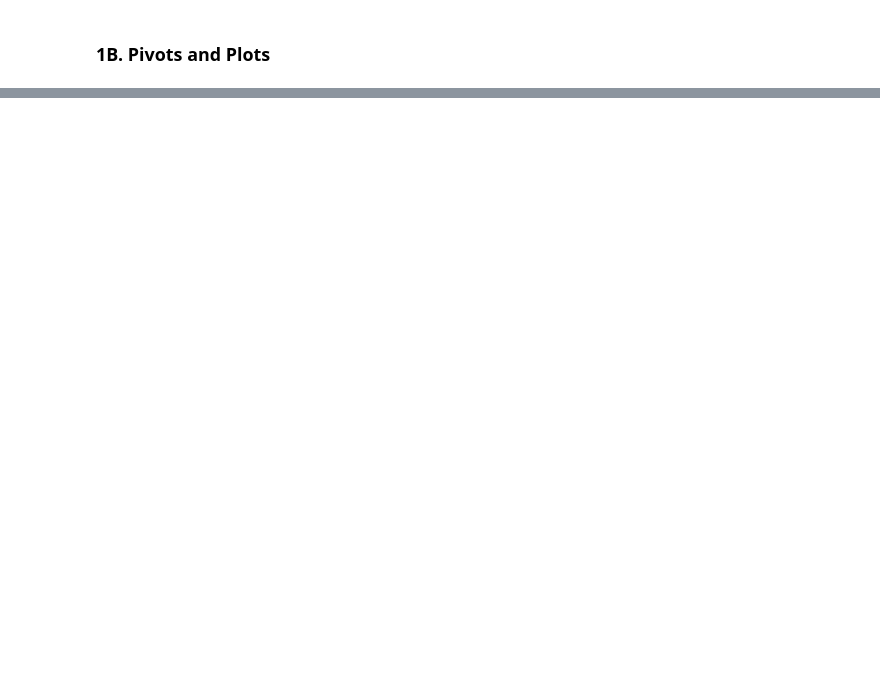
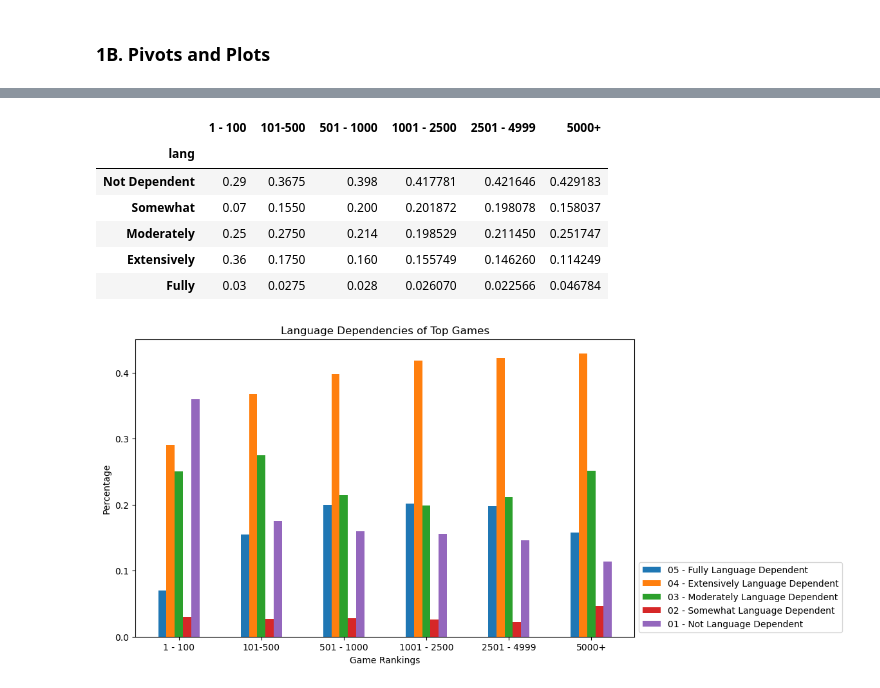
Before and after one commit to trapperkreeper/Project1, a Jupyter notebook: eda/language_dependencies_eda.ipynb, the cells around one changed output, grey strips where cells are left out. Drawn from its saved outputs; the diff is of its cells as text; code cells hidden in the pictures; blank space fills up the shorter version.

```diff
--- a/eda/language_dependencies_eda.ipynb
+++ b/eda/language_dependencies_eda.ipynb
@@ -25,0 +30,16 @@ Assessment of boardgames available on Boardgame Geek API (BGG) to determine tren
+# %%
+#correcting the lang column info for games with no votes
+
+def no_language(row):
+    if row["Not Dependent"] == 0 and \
+        row["Somewhat"] == 0 and \
+        row["Moderately"] == 0 and \
+        row["Extensively"] == 0 and \
+        row["Fully"] == 0:
+        return "No Info"
+    else:
+        return row["lang"]
+
+lang_df["lang"] = lang_df.apply(no_language, axis = 1)
+
+lang_df.head(2)
@@ -82,7 +126,12 @@ games
 # %%
 games = games.convert_dtypes()
 # %%
-#creating df for games that have been ranked, non ranked were dropped
+#creating df for games that have been ranked, non ranks were dropped as were games with no language info
 
 drop_zero = games["rank"] == 0
 games_rankings = games.drop(games[drop_zero].index)
+
+drop_noinfo = games_rankings["lang"] == "No Info"
+games_rankings = games_rankings.drop(games_rankings[drop_noinfo].index)
+
+games_rankings.head(2)
@@ -107,3 +160,7 @@ def convert_to_percent(col):
 rankings_vs_lang_perc = rankings_vs_lang.apply(convert_to_percent)
 
 display(rankings_vs_lang_perc)
+
+reorder_lang_dec= ["Not Dependent", "Somewhat", "Moderately", "Extensively", "Fully"]
+
+rankings_vs_lang_perc = rankings_vs_lang_perc.reindex(reorder_lang_dec)
@@ -114,30 +179,40 @@ perc_fully = rankings_vs_lang_perc.iloc[1,:].tolist()
 perc_extensively = rankings_vs_lang_perc.iloc[0,:].tolist()
 perc_moderately = rankings_vs_lang_perc.iloc[2,:].tolist()
 perc_somewhat = rankings_vs_lang_perc.iloc[4,:].tolist()
 perc_not_dependent = rankings_vs_lang_perc.iloc[3,:].tolist()
 
 bar_width = 0.1
 
 # note chatgpt assisted code for ticks and bar positioning.
 x_positions = [i for i in range(len(grouped_rankings))]
 
 # plotting the bars graph
 fig, ax = plt.subplots(figsize=(10, 6))
 
 ax.bar([pos - 2*bar_width for pos in x_positions], perc_fully, bar_width, label="05 - Fully Language Dependent")
 ax.bar([pos - bar_width for pos in x_positions], perc_extensively, bar_width, label='04 - Extensively Language Dependent')
 ax.bar(x_positions, perc_moderately, bar_width, label='03 - Moderately Language Dependent')
 ax.bar([pos + bar_width for pos in x_positions], perc_somewhat, bar_width, label='02 - Somewhat Language Dependent')
 ax.bar([pos + 2*bar_width for pos in x_positions], perc_not_dependent, bar_width, label='01 - Not Language Dependent')
 
 
 # adding the labels and title
 ax.set_xlabel('Game Rankings')
 ax.set_ylabel('Percentage')
 ax.set_title("Language Dependencies of Top Games")
 ax.legend(loc="lower left", bbox_to_anchor=(1, 0))
 
 plt.xticks(x_positions, grouped_rankings)
 
+display(rankings_vs_lang_perc)
 # Show the plot
 plt.show()
+# %% [output]
+|  | 1 - 100 | 101-500 | 501 - 1000 | 1001 - 2500 | 2501 - 4999 | 5000+ |
+| lang |  |  |  |  |  |  |
+| Not Dependent | 0.29 | 0.3675 | 0.398 | 0.417781 | 0.421646 | 0.429183 |
+| Somewhat | 0.07 | 0.1550 | 0.200 | 0.201872 | 0.198078 | 0.158037 |
+| Moderately | 0.25 | 0.2750 | 0.214 | 0.198529 | 0.211450 | 0.251747 |
+| Extensively | 0.36 | 0.1750 | 0.160 | 0.155749 | 0.146260 | 0.114249 |
+| Fully | 0.03 | 0.0275 | 0.028 | 0.026070 | 0.022566 | 0.046784 |
+[figure, added]
```
Also changed, not shown: parts of 18 cells of this notebook.
